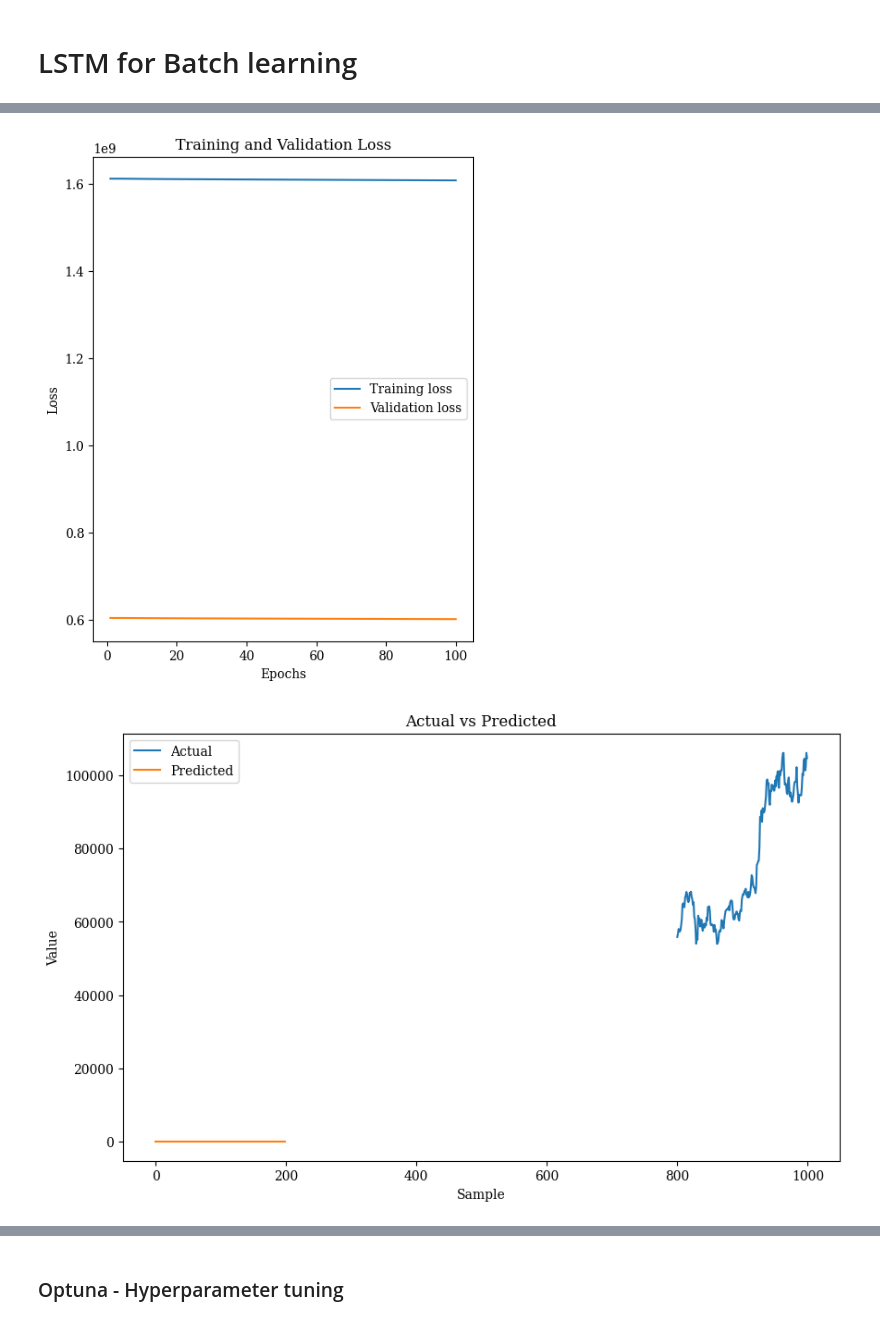
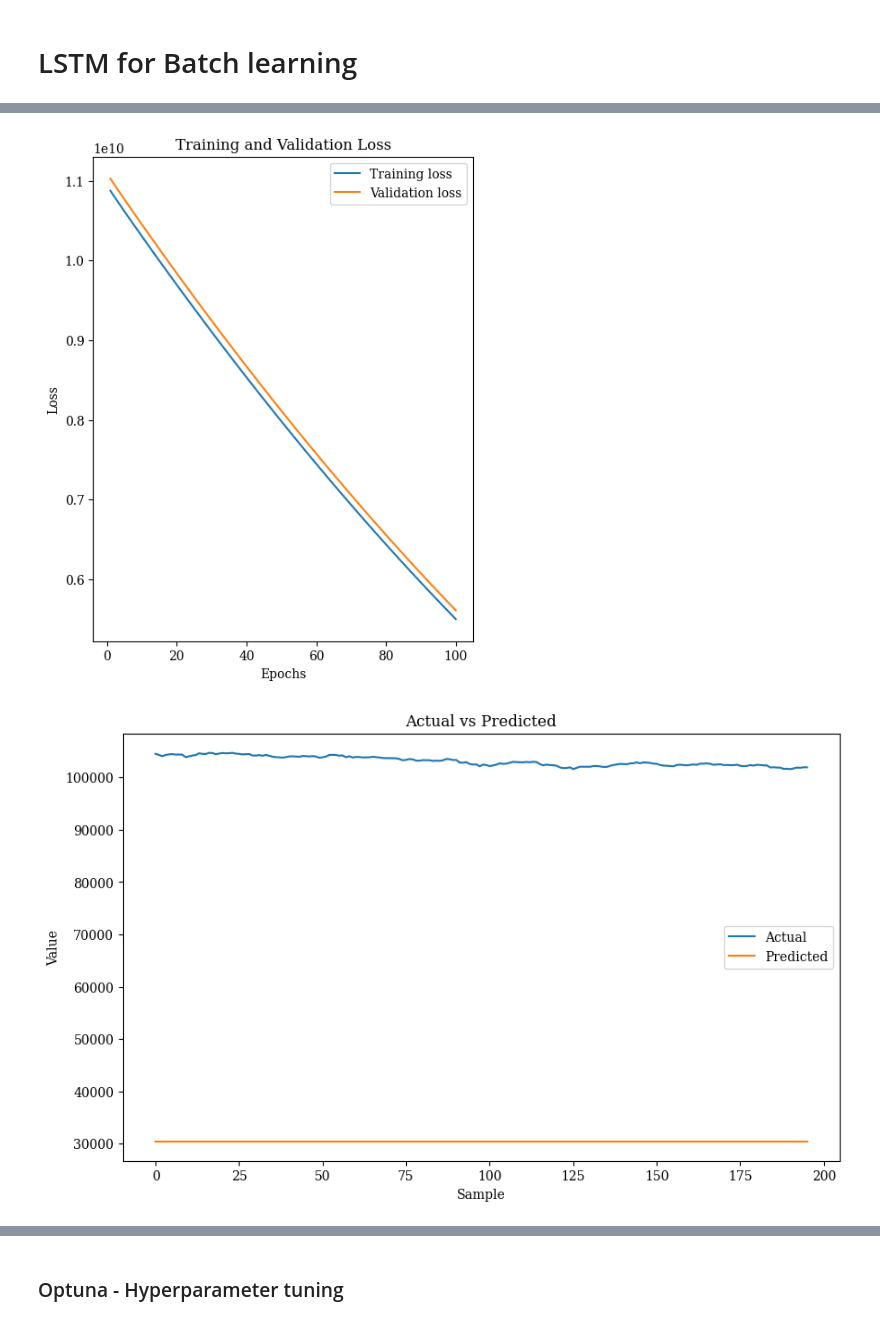
Before and after one commit to zakil-02/Stock-Market-Stream-Prediction-, a Jupyter notebook: Batch_Learning_notebooks/LSTM_BL.ipynb, the cells around one changed output, grey strips where cells are left out. Drawn from its saved outputs; the diff is of its cells as text; code cells hidden in the pictures.

```diff
--- a/Batch_Learning_notebooks/LSTM_BL.ipynb
+++ b/Batch_Learning_notebooks/LSTM_BL.ipynb
@@ -29,6 +29,6 @@ from skorch import NeuralNetRegressor
 
 import optuna
 # %%
-df = pd.read_csv('./data/BTCUSDT.csv', index_col=0)
+df = pd.read_csv('./Bdata/BTCUSDT.csv', index_col=0)
 df.head(5)
 # %% [output]
@@ -52,0 +51,3 @@ y = df['Close']
+# %%
+X = df[[feat for feat in df.columns if feat not in ['date', 'close', 'start_date', 'end_date']]]
+y = df['close']
@@ -63,15 +73,14 @@ X.head(5)
 # Splitting data into training and test sets initially
 X_train, X_test, y_train, y_test = train_test_split(X, y, test_size=0.2, shuffle=False, random_state=42)
 
-# Define preprocessing for numeric and categorical columns
-numeric_features = ['Open', 'Low', 'High', 'Volume']
+numeric_features = X.columns
 
 numeric_transformer = StandardScaler()
 
 # ColumnTransformer to apply transformations
 preprocessor = ColumnTransformer(
     transformers=[
-        ('num', numeric_transformer, numeric_features)
+        ('num', numeric_transformer, X.columns)
     ])
 
 # Applying transformations separately
@@ -153,15 +167,14 @@ class LSTM(nn.Module):
 net = NeuralNetRegressor(
     module=LSTM,
     module__input_size=X_train_transformed_df.shape[1],  # Number of features
-    module__hidden_size=32,
+    module__hidden_size=128,
     module__num_layers=2,
     module__output_size=1,
     criterion=nn.MSELoss,
     optimizer=optim.Adam,
-    optimizer__lr=0.001,
-    batch_size=32,
+    optimizer__lr=0.01,
+    batch_size=2,
     max_epochs=100,
-    callbacks=[EarlyStopping(patience=5)],
     device='cuda' if torch.cuda.is_available() else 'cpu'
 )
 
@@ -212,22 +225,22 @@ plt.ylabel('Loss')
 plt.legend()
 plt.show()
 # %% [output]
-[figure, old version]
+[figure, new version]
 # %%
 # Obtain predictions on the test set
 y_pred = net.predict(X_test_tensor)
 
 # Plot predictions against actual values
 plt.figure(figsize=(10, 6))
-plt.plot(y_test, label='Actual')
+plt.plot(y_test.values, label='Actual')
 plt.plot(y_pred, label='Predicted')
 plt.xlabel('Sample')
 plt.ylabel('Value')
 plt.title('Actual vs Predicted')
 plt.legend()
 plt.show()
 # %% [output]
-[figure, old version]
+[figure, new version]
 # %%
 # Predictions on the training set
 y_train_pred = net.predict(X_train_tensor)
```
Also changed, not shown: parts of 10 cells of this notebook, 17 other files.
